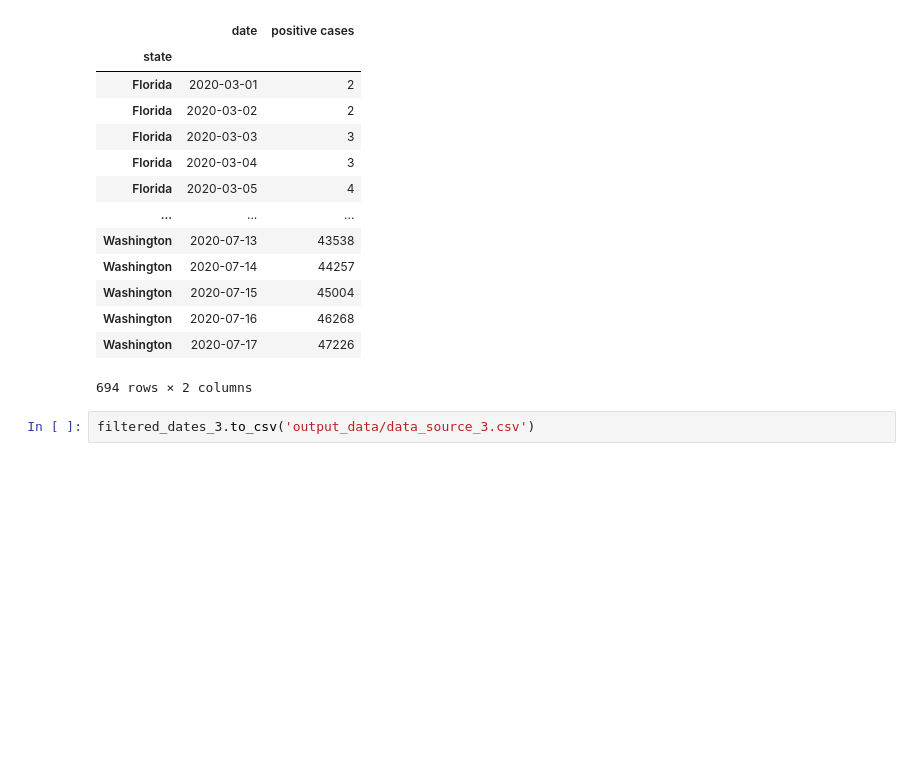
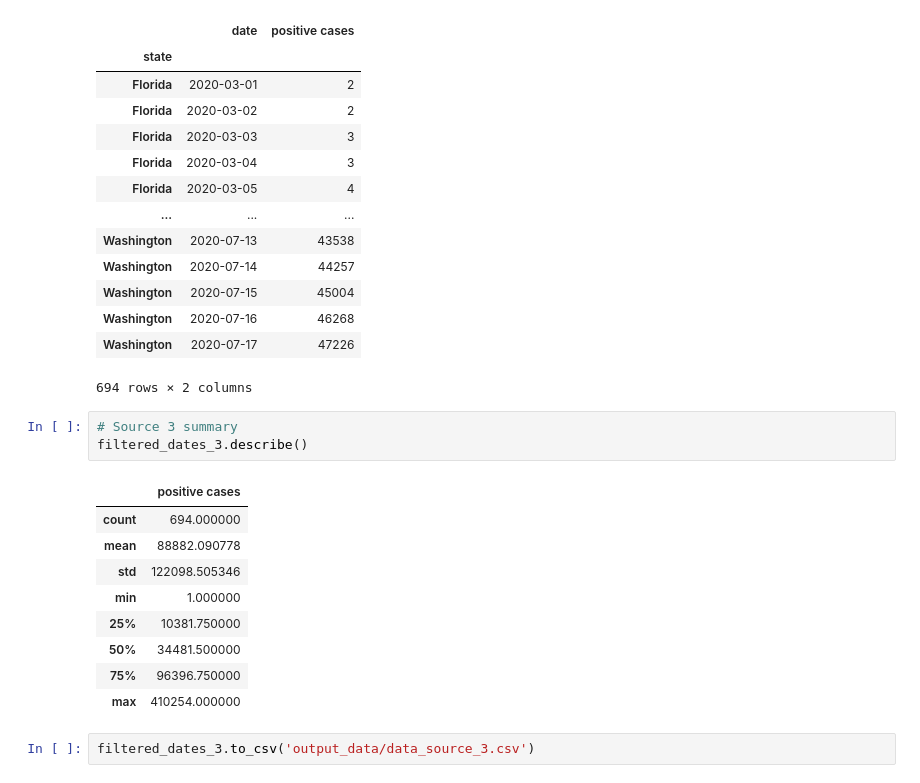
Before and after one commit to Emily-Keymon/Group-Project, a Jupyter notebook: Covid-19 Data Exploration and Cleanup.ipynb, the cells around one changed output. Cells and saved outputs as stored; diff of their text form; blank space fills up the shorter version.

```diff
--- a/Covid-19 Data Exploration and Cleanup.ipynb
+++ b/Covid-19 Data Exploration and Cleanup.ipynb
@@ -588,6 +614,19 @@ filtered_dates_3
 | Washington | 2020-07-16 | 46268 |
 | Washington | 2020-07-17 | 47226 |
 694 rows × 2 columns
+# %%
+# Source 3 summary
+filtered_dates_3.describe()
+# %% [output]
+|  | positive cases |
+| count | 694.000000 |
+| mean | 88882.090778 |
+| std | 122098.505346 |
+| min | 1.000000 |
+| 25% | 10381.750000 |
+| 50% | 34481.500000 |
+| 75% | 96396.750000 |
+| max | 410254.000000 |
 # %%
 filtered_dates_3.to_csv('output_data/data_source_3.csv')
 # %% [markdown]
```
Also changed, not shown: parts of 6 cells of this notebook.
